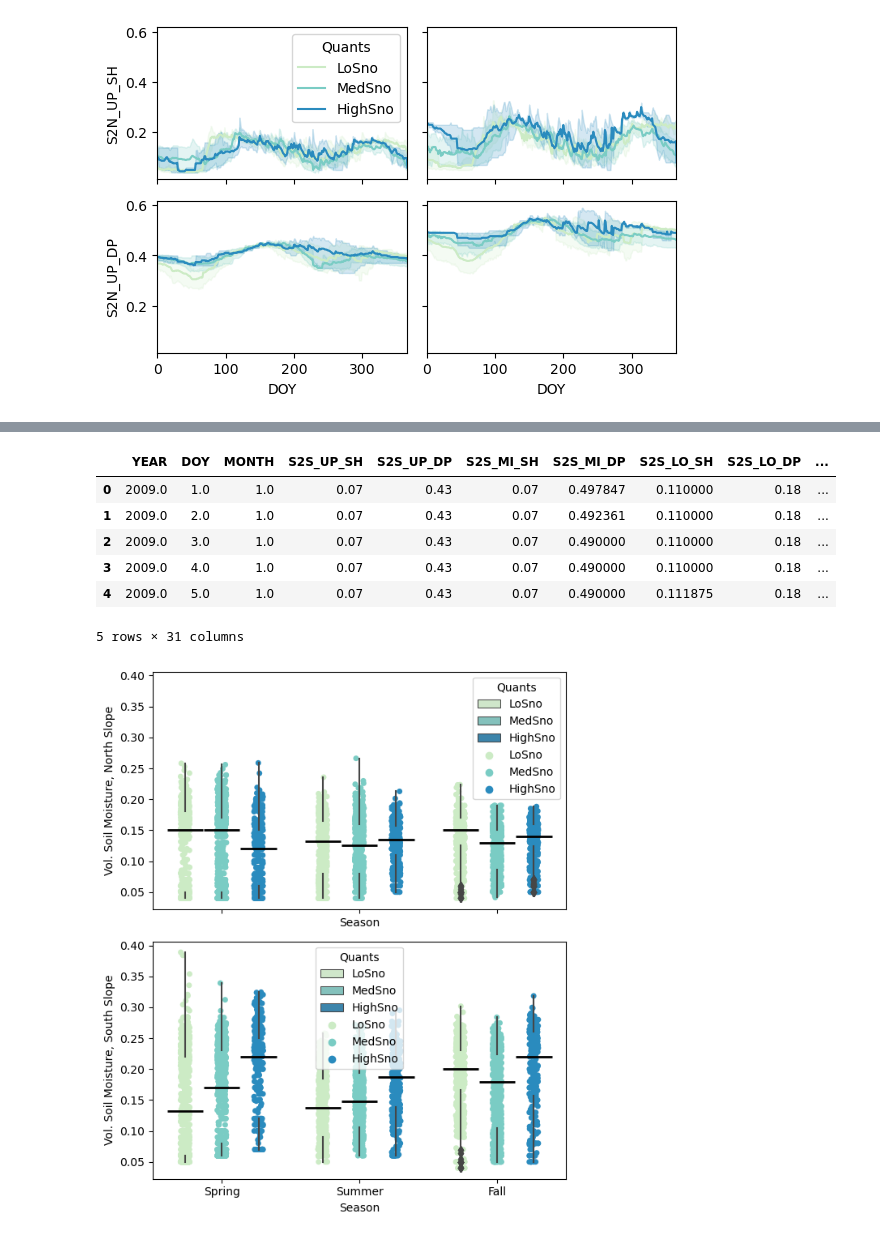
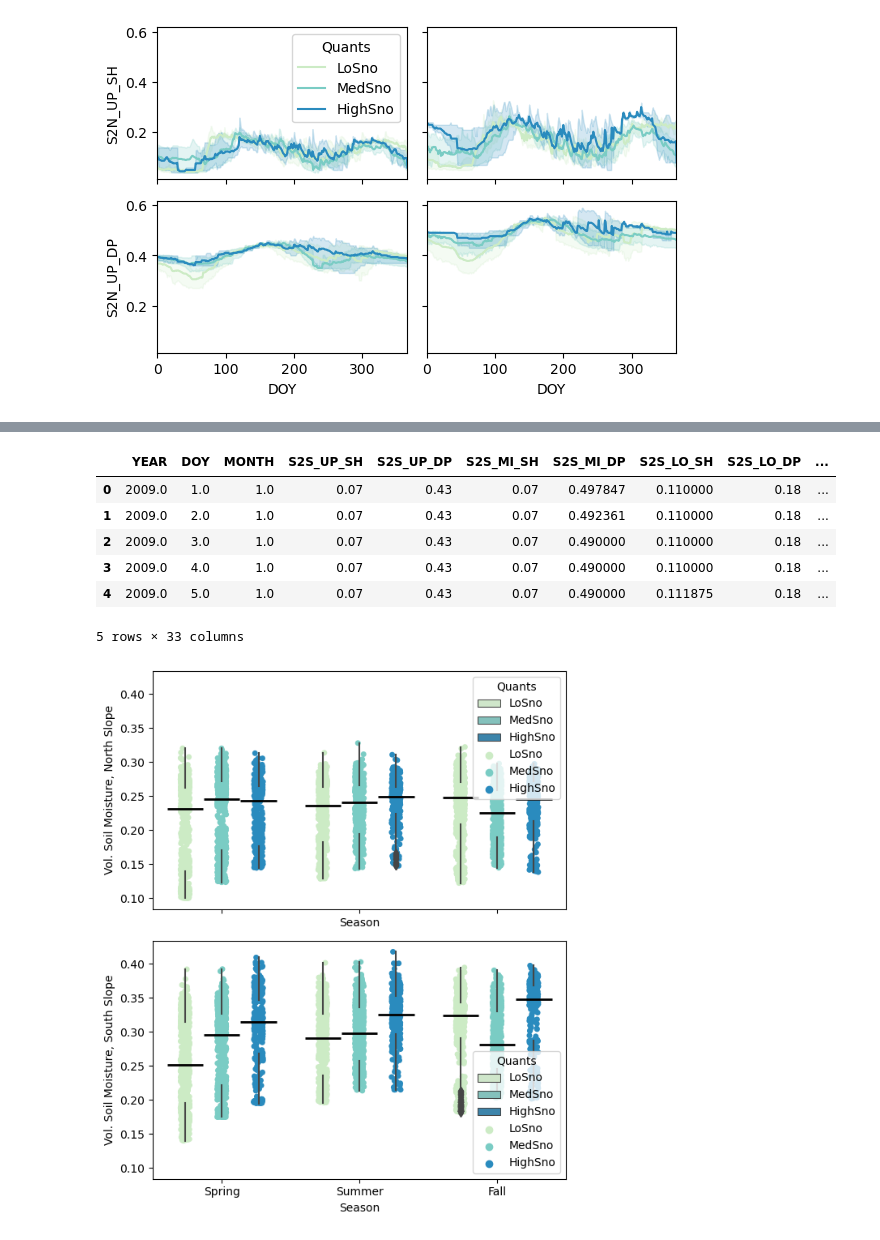
Before and after one commit to mwdjones/mef-snowhydro, a Jupyter notebook: Data and Codes/02_historicalsoilmoistanalysis.ipynb, the cells around one changed output, grey strips where cells are left out. Drawn from its saved outputs; the diff is of its cells as text; code cells hidden in the pictures.

```diff
--- a/Data and Codes/02_historicalsoilmoistanalysis.ipynb
+++ b/Data and Codes/02_historicalsoilmoistanalysis.ipynb
@@ -512,0 +644,9 @@ soilMoist_snow.head()
+# %%
+#Average across all columns and depths
+soilMoist_daily['S2S'] = (soilMoist_daily.S2S_UP_SH + soilMoist_daily.S2S_UP_DP +
+    soilMoist_daily.S2S_MI_SH + soilMoist_daily.S2S_MI_DP +
+    soilMoist_daily.S2S_LO_SH + soilMoist_daily.S2S_LO_DP)/6
+
+soilMoist_daily['S2N'] = (soilMoist_daily.S2N_UP_SH + soilMoist_daily.S2N_UP_DP +
+    soilMoist_daily.S2N_MI_SH + soilMoist_daily.S2N_MI_DP +
+    soilMoist_daily.S2N_LO_SH + soilMoist_daily.S2N_LO_DP)/6
@@ -565,8 +717,8 @@ def plot_SM_Q(ax_i, ax_j, soilM):
     else: #high snow
         soiltemp_f = soiltemp[soiltemp.Quants == 'HighSno']
 
-    sns.lineplot(data = soiltemp_f, x = 'DOY', y = 'S2N_UP_SH', ax = axs[ax_j, ax_i], color = pal[2])
-    sns.lineplot(data = soiltemp_f, x = 'DOY', y = 'S2S_UP_SH', ax = axs[ax_j, ax_i], color = pal[4])
+    sns.lineplot(data = soiltemp_f, x = 'DOY', y = 'S2N', ax = axs[ax_j, ax_i], color = pal[2])
+    sns.lineplot(data = soiltemp_f, x = 'DOY', y = 'S2S', ax = axs[ax_j, ax_i], color = pal[4])
 
     ax2 = axs[ax_j, ax_i].twinx()
 
@@ -605,37 +757,37 @@ all_water.head()
 | 2 | 2009.0 | 3.0 | 1.0 | 0.07 | 0.43 | 0.07 | 0.490000 | 0.110000 | 0.18 | ... |
 | 3 | 2009.0 | 4.0 | 1.0 | 0.07 | 0.43 | 0.07 | 0.490000 | 0.110000 | 0.18 | ... |
 | 4 | 2009.0 | 5.0 | 1.0 | 0.07 | 0.43 | 0.07 | 0.490000 | 0.111875 | 0.18 | ... |
-5 rows × 31 columns
+5 rows × 33 columns
 # %%
 fig, [ax, ax2] = plt.subplots(2, 1, figsize = (6, 7),
                        sharex = True,
                        sharey = True,
                        layout = 'tight')
 
-sns.boxplot(data = all_water, x = 'Season', y = 'S2N_UP_SH', hue = 'Quants',
+sns.boxplot(data = all_water, x = 'Season', y = 'S2N', hue = 'Quants',
             showbox = False, showcaps = False,
             medianprops={"color": "k", "linewidth": 2},
             palette = 'GnBu',
             ax = ax, zorder = 1)
-sns.stripplot(data = all_water, x = 'Season', y = 'S2N_UP_SH', hue = 'Quants', dodge = True,
+sns.stripplot(data = all_water, x = 'Season', y = 'S2N', hue = 'Quants', dodge = True,
               palette = 'GnBu',
               ax = ax, zorder = 0)
 
 ax.set_ylabel('Vol. Soil Moisture, North Slope')
 
-sns.boxplot(data = all_water, x = 'Season', y = 'S2S_UP_SH', hue = 'Quants',
+sns.boxplot(data = all_water, x = 'Season', y = 'S2S', hue = 'Quants',
             showbox = False, showcaps = False,
             medianprops={"color": "k", "linewidth": 2},
             palette = 'GnBu',
             ax = ax2, zorder = 1)
-sns.stripplot(data = all_water, x = 'Season', y = 'S2S_UP_SH', hue = 'Quants', dodge = True,
+sns.stripplot(data = all_water, x = 'Season', y = 'S2S', hue = 'Quants', dodge = True,
               palette = 'GnBu',
               ax = ax2, zorder = 0)
 
 ax2.set_ylabel('Vol. Soil Moisture, South Slope')
 plt.savefig('../Figures/HistoricalFigs/SoilMoist_boxplot.pdf')
 plt.show()
 # %% [output]
-[figure, old version]
+[figure, new version]
 # %%
 #Statistical Analysis
```
Also changed, not shown: parts of 36 cells of this notebook, 19 other files.
